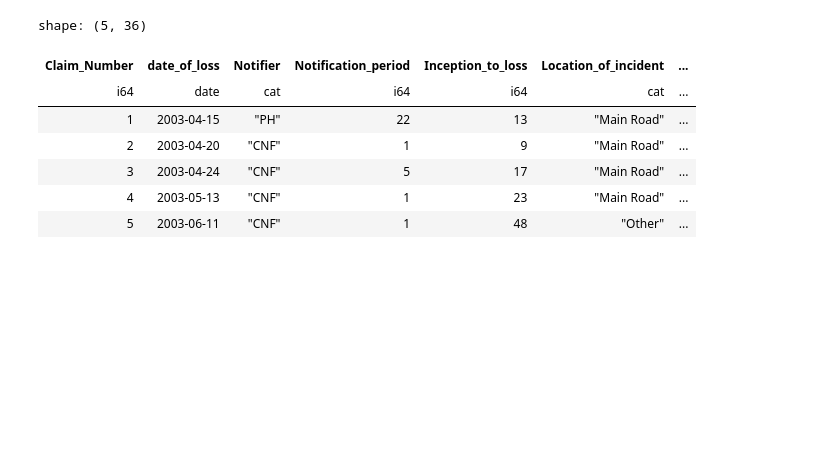
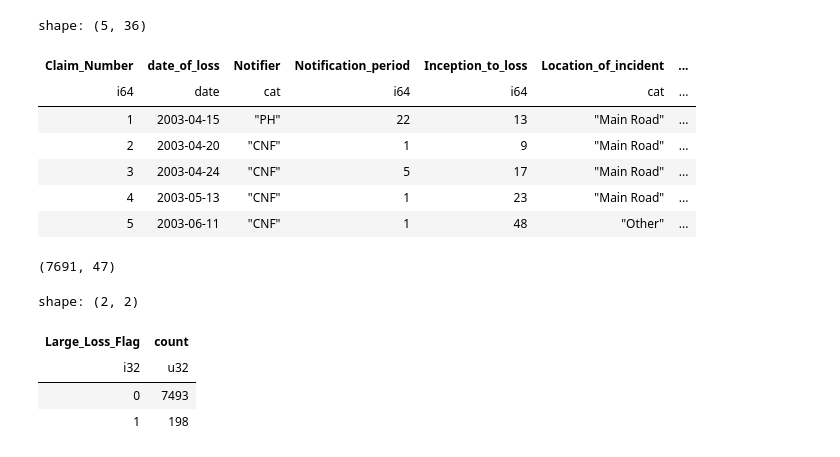
Before and after one commit to John2Wragg/Practice_Solution, a Jupyter notebook: Data_Preparation/dataloader.ipynb, the cells around one changed output. Saved outputs shown, nothing was run; the diff lists cells and outputs as text; code cells hidden in the pictures; blank space fills up the shorter version.

Commit message:
Creating large loss model component

```diff
--- a/Data_Preparation/dataloader.ipynb
+++ b/Data_Preparation/dataloader.ipynb
@@ -662,3 +662,17 @@ strata = (
 )
 
 labels = data_flag.select(strata.alias("s"))["s"].to_list()
+# %%
+data_flag.shape
+# %% [output]
+(7691, 47)
+# %%
+data_flag = data_flag.with_columns(pl.when(pl.col("Incurred") > 50000).then(1).otherwise(0).alias("Large_Loss_Flag"))
+# %%
+data_flag['Large_Loss_Flag'].value_counts()
+# %% [output]
+shape: (2, 2)
+| Large_Loss_Flag | count |
+| i32 | u32 |
+| 0 | 7493 |
+| 1 | 198 |
```
Also changed, not shown: parts of 2 cells of this notebook, 11 other files.
